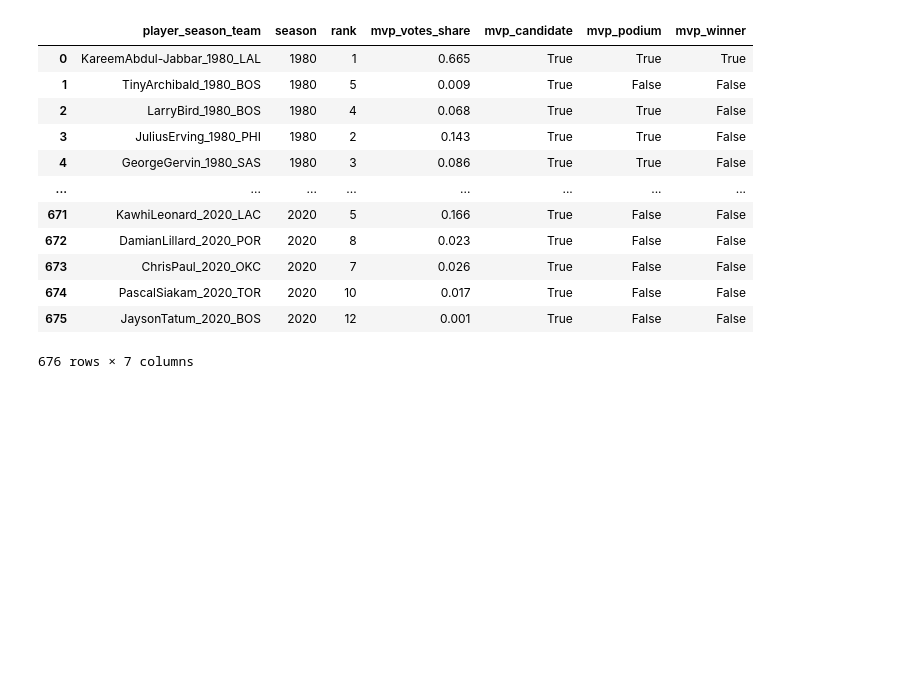
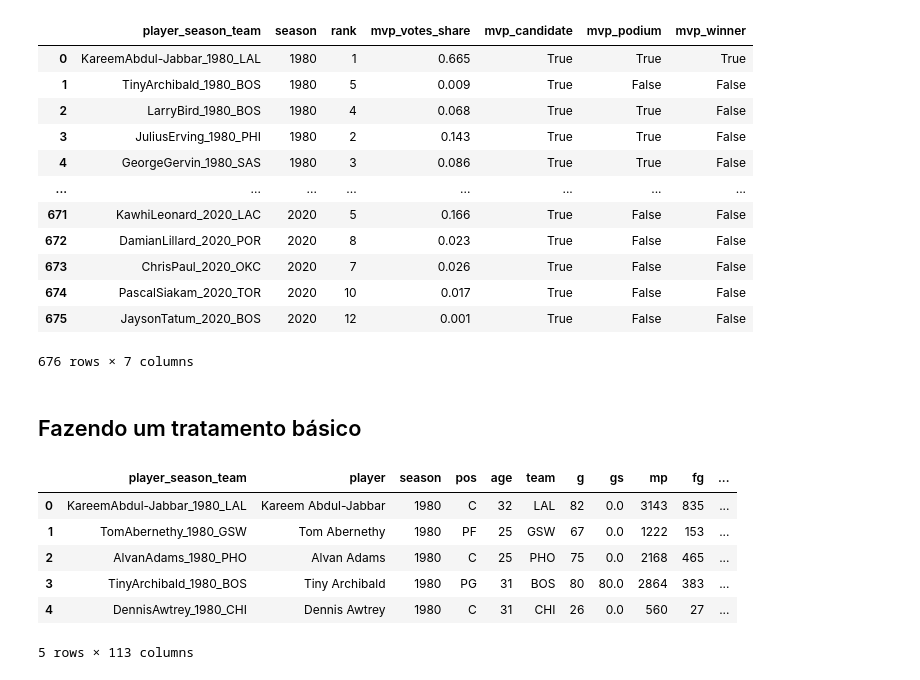
Before and after one commit to thiagogadelhaa/CK0268_IntroducaoACienciaDeDados, a Jupyter notebook: ColetandoDados.ipynb, the cells around one changed output. Cells and saved outputs as stored; diff of their text form; code cells hidden in the pictures; blank space fills up the shorter version.

```diff
--- a/ColetandoDados.ipynb
+++ b/ColetandoDados.ipynb
@@ -373,0 +399,16 @@ dataset2.to_csv('./data/dataset_mvps.csv', sep=';', index = False, encoding = 'u
+# %% [markdown]
+## Fazendo um tratamento básico
+# %%
+import pandas as pd
+
+dataset_jogadores = pd.read_csv('./data/dataset_jogadores.csv', sep=';')
+
+dataset_jogadores.head()
+# %% [output]
+|  | player_season_team | player | season | pos | age | team | g | gs | mp | fg | ... |
+| 0 | KareemAbdul-Jabbar_1980_LAL | Kareem Abdul-Jabbar | 1980 | C | 32 | LAL | 82 | 0.0 | 3143 | 835 | ... |
+| 1 | TomAbernethy_1980_GSW | Tom Abernethy | 1980 | PF | 25 | GSW | 67 | 0.0 | 1222 | 153 | ... |
+| 2 | AlvanAdams_1980_PHO | Alvan Adams | 1980 | C | 25 | PHO | 75 | 0.0 | 2168 | 465 | ... |
+| 3 | TinyArchibald_1980_BOS | Tiny Archibald | 1980 | PG | 31 | BOS | 80 | 80.0 | 2864 | 383 | ... |
+| 4 | DennisAwtrey_1980_CHI | Dennis Awtrey | 1980 | C | 31 | CHI | 26 | 0.0 | 560 | 27 | ... |
+5 rows × 113 columns
```
Also changed, not shown: parts of 23 cells of this notebook, 1 other file.
